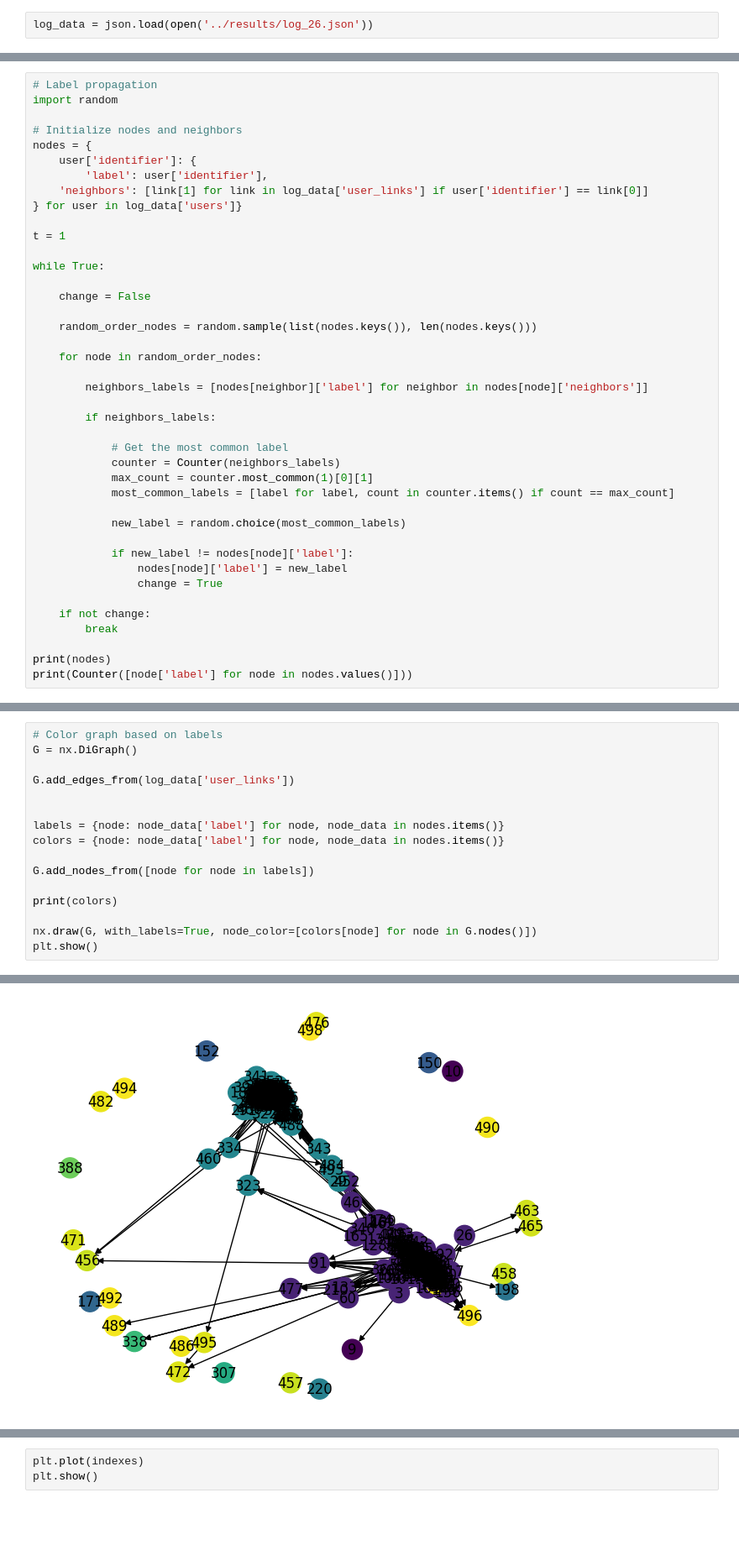
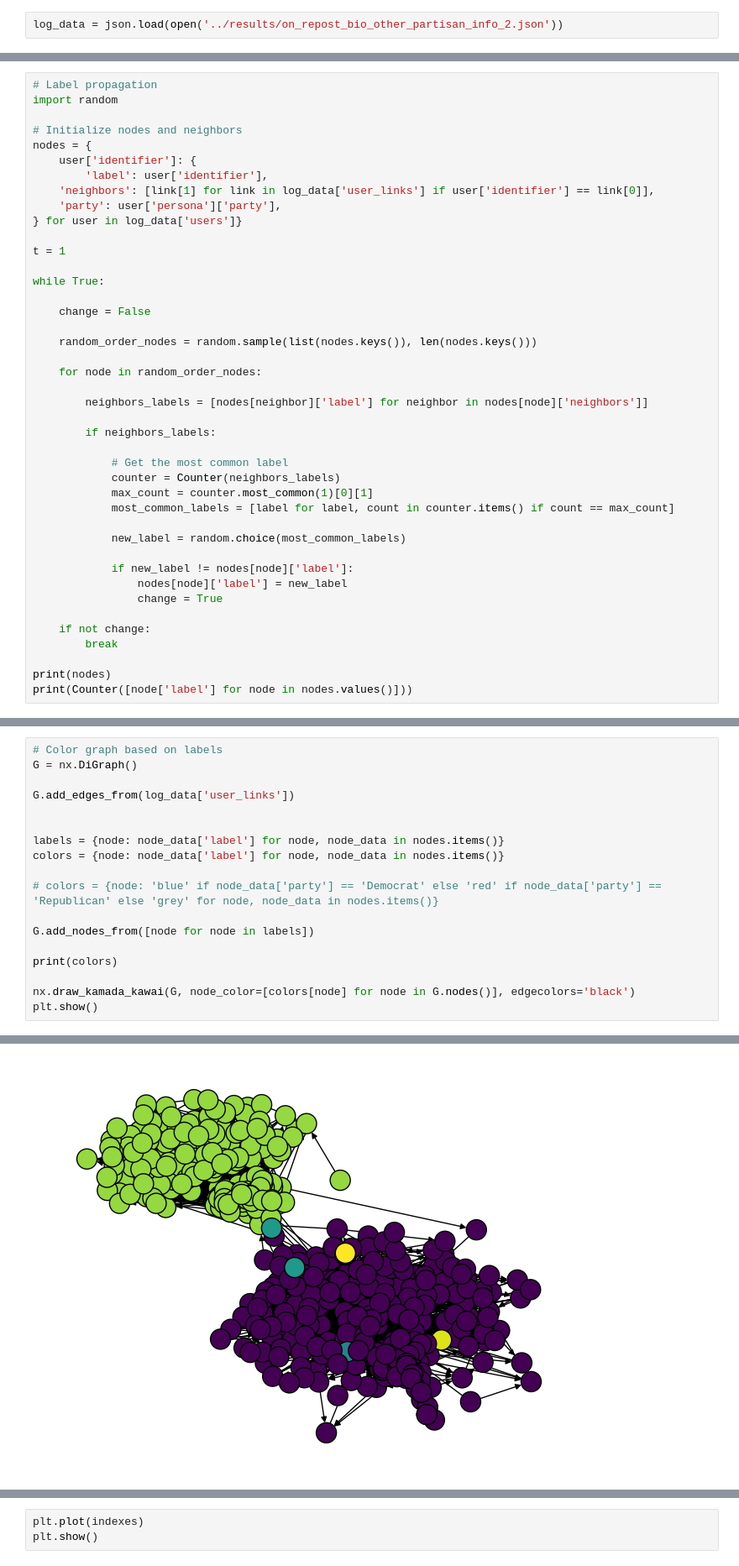
Before and after one commit to maiklarooij/MasterProject, a Jupyter notebook: analysis/analyse_log.ipynb, the cells around one changed output, grey strips where cells are left out. Shown at 84% size. Drawn from its saved outputs; the diff is of its cells as text; blank space fills up the shorter version.

```diff
--- a/analysis/analyse_log.ipynb
+++ b/analysis/analyse_log.ipynb
@@ -5,5 +6,5 @@ from collections import Counter
 # %%
-log_data = json.load(open('../results/log_26.json'))
+log_data = json.load(open('../results/on_repost_bio_other_partisan_info_2.json'))
 # %%
 print(f"This simulation used {log_data['total_tokens_input']} input tokens, from which {log_data['total_tokens_cached']} cached.")
 print(f"This simulation used {log_data['total_tokens_output']} output tokens.")
@@ -325,7 +590,8 @@ import random
 nodes = {
     user['identifier']: {
         'label': user['identifier'],
-    'neighbors': [link[1] for link in log_data['user_links'] if user['identifier'] == link[0]]
+    'neighbors': [link[1] for link in log_data['user_links'] if user['identifier'] == link[0]],
+    'party': user['persona']['party'],
 } for user in log_data['users']}
 
 t = 1
@@ -371,10 +637,12 @@ G.add_edges_from(log_data['user_links'])
 labels = {node: node_data['label'] for node, node_data in nodes.items()}
 colors = {node: node_data['label'] for node, node_data in nodes.items()}
 
+# colors = {node: 'blue' if node_data['party'] == 'Democrat' else 'red' if node_data['party'] == 'Republican' else 'grey' for node, node_data in nodes.items()}
+
 G.add_nodes_from([node for node in labels])
 
 print(colors)
 
-nx.draw(G, with_labels=True, node_color=[colors[node] for node in G.nodes()])
+nx.draw_kamada_kawai(G, node_color=[colors[node] for node in G.nodes()], edgecolors='black')
 plt.show()
 # %% [output]
@@ -382,4 +650,4 @@ plt.show()
-[figure, old version]
+[figure, new version]
 # %%
 for user in log_data['users']:
     user['label'] = nodes[user['identifier']]['label']
```
Also changed, not shown: parts of 44 cells of this notebook, 9 other files.
